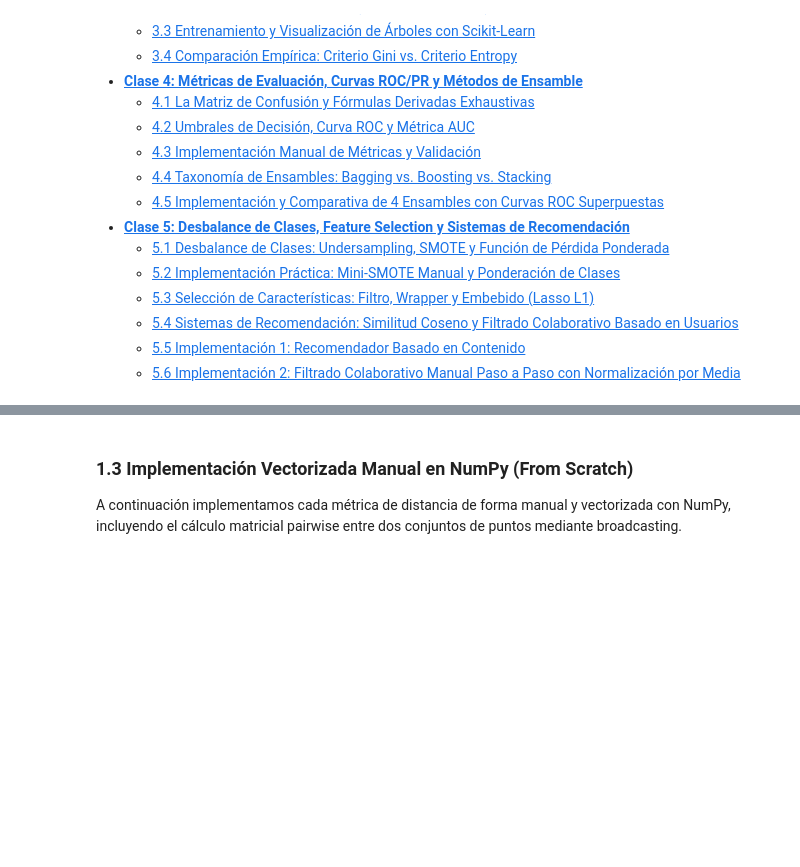
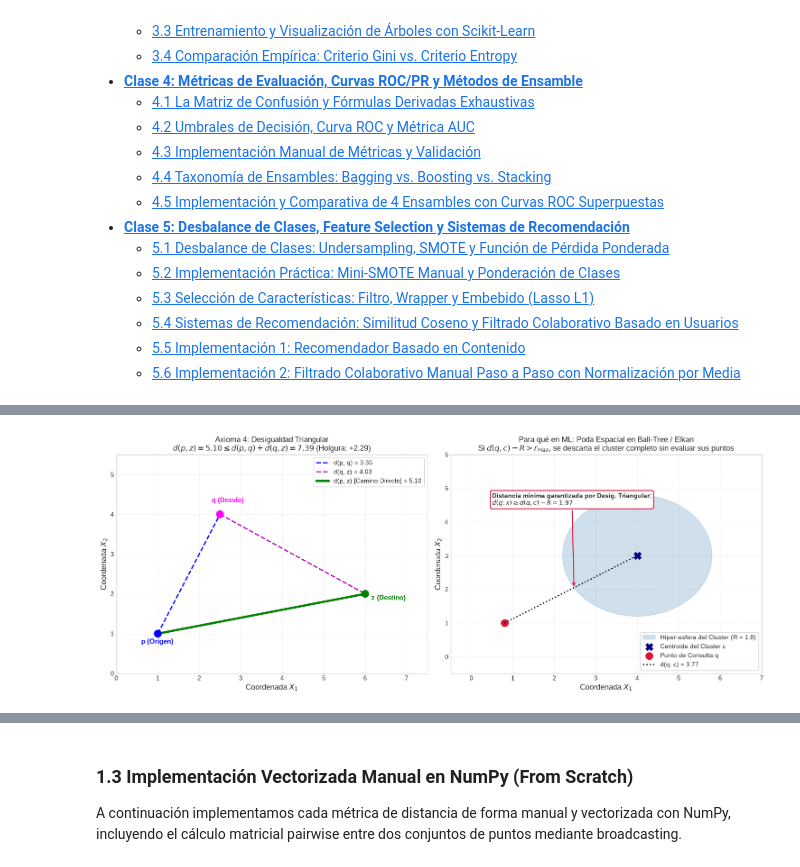
Before and after one commit to agusbpl/College-Vault, a Jupyter notebook: 10 Asignaturas/DM y ML/Sesiones/Master_DM_ML_Clases_1_a_5.ipynb, the cells around one changed output, grey strips where cells are left out. Cells and saved outputs as stored; diff of their text form; code cells hidden in the pictures; blank space fills up the shorter version.

Commit message:
feat(college): agregar entregables de gestion, master notebook de dm-ml y notas de visualizacion

```diff
--- a/10 Asignaturas/DM y ML/Sesiones/Master_DM_ML_Clases_1_a_5.ipynb
+++ b/10 Asignaturas/DM y ML/Sesiones/Master_DM_ML_Clases_1_a_5.ipynb
@@ -169,0 +161,65 @@ $$d_{\cos}(\mathbf{p}, \mathbf{q}) = 1 - \text{Sim}_{\cos}(\mathbf{p}, \mathbf{q
+# %%
+# =============================================================================
+# VISUALIZACIÓN: AXIOMA 4 (DESIGUALDAD TRIANGULAR) & PODA EN BALL-TREES
+# =============================================================================
+fig, (ax1, ax2) = plt.subplots(1, 2, figsize=(15, 6))
+
+# Subplot 1: Geometría de la Desigualdad Triangular en R^2
+p = np.array([1.0, 1.0])
+q = np.array([2.5, 4.0])
+z = np.array([6.0, 2.0])
+
+d_pz = np.linalg.norm(p - z)
+d_pq = np.linalg.norm(p - q)
+d_qz = np.linalg.norm(q - z)
+
+ax1.plot([p[0], q[0]], [p[1], q[1]], 'b--', lw=2, label=f'd(p, q) = {d_pq:.2f}')
+ax1.plot([q[0], z[0]], [q[1], z[1]], 'm--', lw=2, label=f'd(q, z) = {d_qz:.2f}')
+ax1.plot([p[0], z[0]], [p[1], z[1]], 'g-', lw=3.5, label=f'd(p, z) [Camino Directo] = {d_pz:.2f}')
+
+ax1.scatter([p[0], q[0], z[0]], [p[1], q[1], z[1]], color=['blue', 'magenta', 'green'], s=130, zorder=5)
+ax1.text(p[0]-0.4, p[1]-0.25, 'p (Origen)', fontsize=11, fontweight='bold', color='blue')
+ax1.text(q[0]-0.2, q[1]+0.3, 'q (Desvío)', fontsize=11, fontweight='bold', color='magenta')
+ax1.text(z[0]+0.15, z[1]-0.15, 'z (Destino)', fontsize=11, fontweight='bold', color='green')
+
+holgura = (d_pq + d_qz) - d_pz
+ax1.set_title(f"Axioma 4: Desigualdad Triangular\n$d(p, z) = {d_pz:.2f} \\leq d(p,q) + d(q,z) = {d_pq+d_qz:.2f}$ (Holgura: +{holgura:.2f})", fontsize=12)
+ax1.set_xlabel("Coordenada $X_1$")
+ax1.set_ylabel("Coordenada $X_2$")
+ax1.legend(loc='upper right', frameon=True)
+ax1.grid(True, linestyle=':', alpha=0.6)
+ax1.set_xlim(0, 7.5)
+ax1.set_ylim(0, 5.5)
+
+# Subplot 2: Principio de Poda Métrica en Ball-Tree (Pruning)
+center = np.array([4.0, 3.0])
+radius = 1.8
+query = np.array([0.8, 1.0])
+d_qc = np.linalg.norm(query - center)
+
+circle = plt.Circle(center, radius, color='steelblue', alpha=0.25, label=f'Híper-esfera del Cluster (R = {radius:.1f})')
+ax2.add_patch(circle)
+ax2.scatter([center[0]], [center[1]], color='navy', s=130, marker='X', label='Centroide del Cluster c')
+ax2.scatter([query[0]], [query[1]], color='crimson', s=130, label='Punto de Consulta q')
+
+ax2.plot([query[0], center[0]], [query[1], center[1]], 'k:', lw=2, label=f'd(q, c) = {d_qc:.2f}')
+
+d_min = d_qc - radius
+ax2.annotate(f"Distancia mínima garantizada por Desig. Triangular:\n$d(q, x) \\geq d(q, c) - R = {d_min:.2f}$",
+             xy=(center[0] - radius * (center[0]-query[0])/d_qc, center[1] - radius * (center[1]-query[1])/d_qc),
+             xytext=(0.5, 4.5),
+             arrowprops=dict(arrowstyle="->", color='crimson', lw=1.5),
+             fontsize=10, fontweight='bold', bbox=dict(boxstyle="round,pad=0.3", fc="white", ec="crimson", lw=1.5))
+
+ax2.set_title("Para qué en ML: Poda Espacial en Ball-Tree / Elkan\nSi $d(q, c) - R > r_{max}$, se descarta el cluster completo sin evaluar sus puntos", fontsize=12)
+ax2.set_xlabel("Coordenada $X_1$")
+ax2.set_ylabel("Coordenada $X_2$")
+ax2.legend(loc='lower right', frameon=True)
+ax2.grid(True, linestyle=':', alpha=0.6)
+ax2.set_xlim(-0.5, 7.0)
+ax2.set_ylim(-0.5, 6.0)
+
+plt.tight_layout()
+plt.show()
+# %% [output]
+[figure, added]
```
Also changed, not shown: parts of 40 cells of this notebook, 14 other files.
